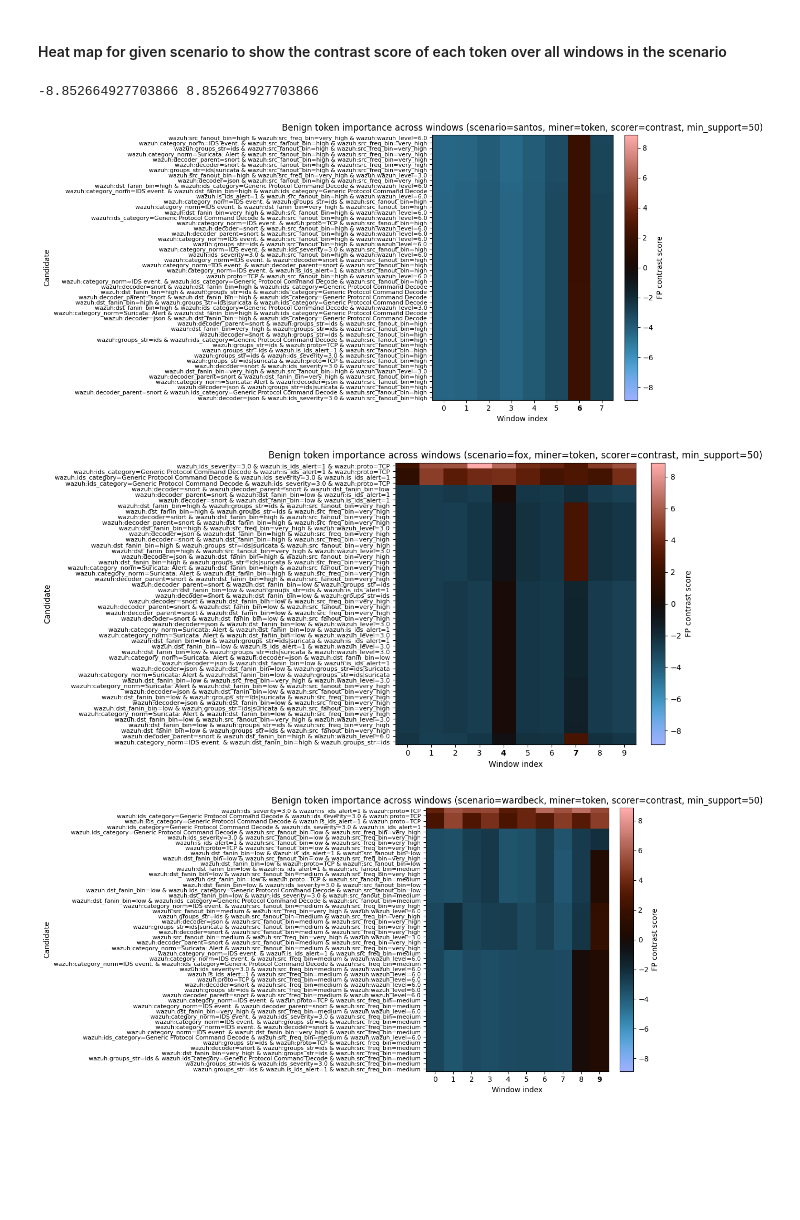
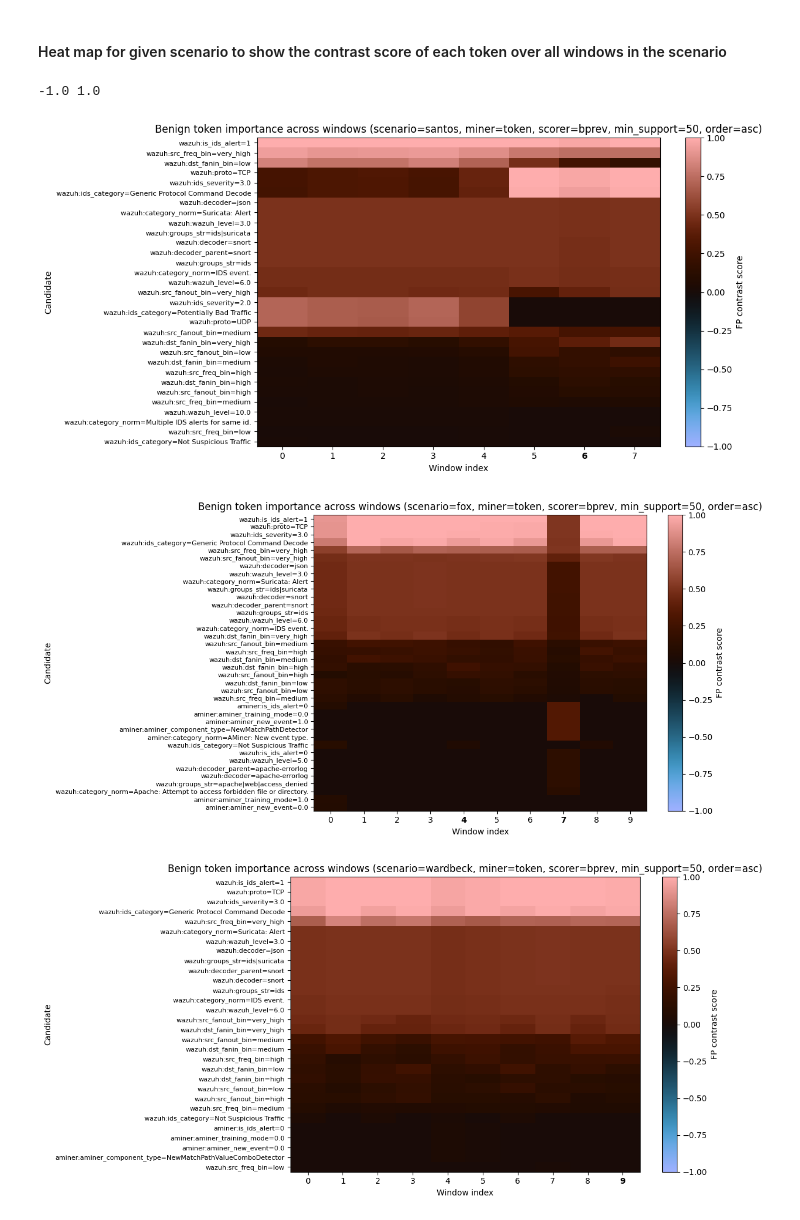
Before and after one commit to annaneliaa/msc-thesis, a Jupyter notebook: aact/mining.ipynb, the cells around one changed output. Cells and saved outputs as stored; diff of their text form; code cells hidden in the pictures; blank space fills up the shorter version.

Commit message:
added benign prevalance scorer (the most simple scorer we can use that works on single class windows. it doesnt provide any sort of safety guarantee tho (no considerations of attacks)

```diff
--- a/aact/mining.ipynb
+++ b/aact/mining.ipynb
@@ -56,15 +56,22 @@ Name: count, dtype: int64
 # %% [markdown]
 ##### Token mining (transactional)
 # %%
-scorer_name = "contrast"
+scorer_name = "bprev"
 miner_name = "token"
 # %%
 scenario_rankings, scenario_attack_flags = window_based_mining(
     df,
-    scorer=fp_contrast_scorer(alpha=0.5),
+    scorer=benign_prev_scorer(),
     counter=mine_itemset_counts,
-    counter_kwargs={"k":3, "min_support": min_support}
+    counter_kwargs={"k":1, "min_support": min_support}
 )
+
+# scenario_rankings, scenario_attack_flags = window_based_mining(
+#     df,
+#     scorer=fp_contrast_scorer(alpha=0.5),
+#     counter=mine_itemset_counts,
+#     counter_kwargs={"k":3, "min_support": min_support}
+# )
 
 # scenario_rankings, scenario_attack_flags = window_based_mining(
 #     df,
@@ -228,13 +235,13 @@ def compute_global_score_limits(scenario_rankings, score_col="score"):
 vmin_global, vmax_global = compute_global_score_limits(scenario_rankings)
 print(vmin_global, vmax_global)
 # %% [output]
--8.852664927703866 8.852664927703866
+-1.0 1.0
 # %%
 for scenario, df_s in df.groupby("scenario", sort=False):
     rankings = scenario_rankings.get(scenario)
     flags = scenario_attack_flags.get(scenario)
-    plot_scenario_heatmap(rankings, flags, output_dir, scenario, miner_name, scorer_name, min_support, top_n=50, vmin=vmin_global, vmax=vmax_global)
+    plot_scenario_heatmap(rankings, flags, output_dir, scenario, miner_name, scorer_name, min_support, top_n=50, order="asc", vmin=vmin_global, vmax=vmax_global)
 # %% [output]
-[figure, old version]
+[figure, new version]
-[figure, old version]
+[figure, new version]
-[figure, old version]
+[figure, new version]
```
Also changed, not shown: parts of 3 cells of this notebook, 2 other files.
